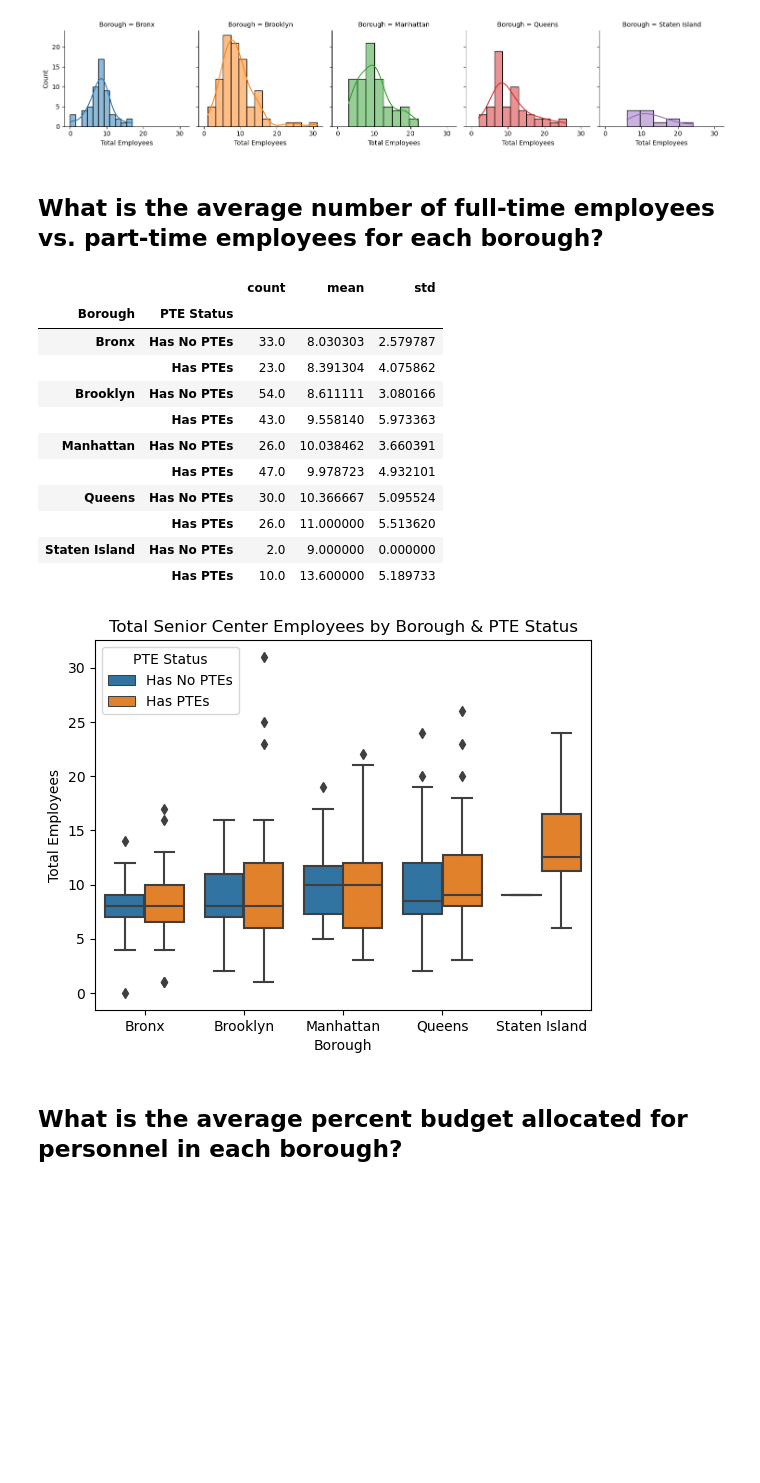
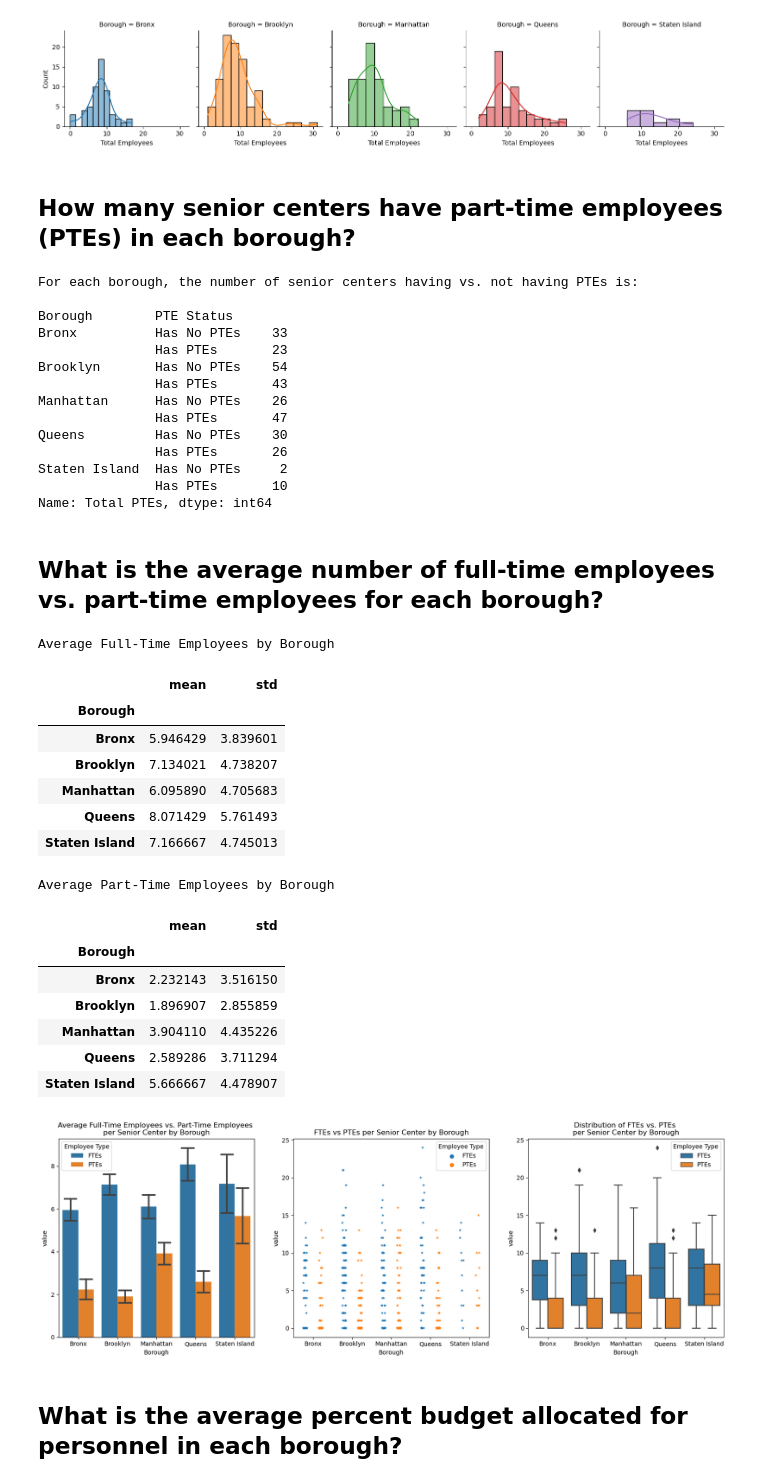
Before and after one commit to valeriemagalong/NYC-Aging, a Jupyter notebook: exploratory_data_analysis.ipynb, the cells around one changed output. Cells and saved outputs as stored; diff of their text form; code cells hidden in the pictures; blank space fills up the shorter version.

Commit message:
Create figure of three subplots comparing Total FTEs vs. PTEs per Senior Center by Borough

```diff
--- a/exploratory_data_analysis.ipynb
+++ b/exploratory_data_analysis.ipynb
@@ -156,28 +156,72 @@ boroughs_facetgrid.map(sns.histplot, 'Total Employees', kde = True)
 plt.show()
 # %% [output]
 [figure]
+# %% [markdown]
+## How many senior centers have part-time employees (PTEs) in each borough?
+# %%
+print(f"For each borough, the number of senior centers having vs. not having PTEs is: \n\n{scpd.groupby(['Borough', 'PTE Status'])['Total PTEs'].count()}")
+# %% [output]
+For each borough, the number of senior centers having vs. not having PTEs is:
+
+Borough        PTE Status
+Bronx          Has No PTEs    33
+               Has PTEs       23
+Brooklyn       Has No PTEs    54
+               Has PTEs       43
+Manhattan      Has No PTEs    26
+               Has PTEs       47
+Queens         Has No PTEs    30
+               Has PTEs       26
+Staten Island  Has No PTEs     2
+               Has PTEs       10
+Name: Total PTEs, dtype: int64
 # %% [markdown]
 ## What is the average number of full-time employees vs. part-time employees for each borough?
 # %%
-scpd.groupby(['Borough', 'PTE Status'])['Total Employees'].describe()[['count', 'mean', 'std']]
+print('Average Full-Time Employees by Borough')
+avg_ftes = scpd.groupby('Borough')['Total FTEs'].describe()[['mean', 'std']]
+avg_ftes
 # %% [output]
+Average Full-Time Employees by Borough
-|  |  | count | mean | std |
-| Borough | PTE Status |  |  |  |
-| Bronx | Has No PTEs | 33.0 | 8.030303 | 2.579787 |
-|  | Has PTEs | 23.0 | 8.391304 | 4.075862 |
-| Brooklyn | Has No PTEs | 54.0 | 8.611111 | 3.080166 |
-|  | Has PTEs | 43.0 | 9.558140 | 5.973363 |
-| Manhattan | Has No PTEs | 26.0 | 10.038462 | 3.660391 |
-|  | Has PTEs | 47.0 | 9.978723 | 4.932101 |
-| Queens | Has No PTEs | 30.0 | 10.366667 | 5.095524 |
-|  | Has PTEs | 26.0 | 11.000000 | 5.513620 |
-| Staten Island | Has No PTEs | 2.0 | 9.000000 | 0.000000 |
-|  | Has PTEs | 10.0 | 13.600000 | 5.189733 |
+|  | mean | std |
+| Borough |  |  |
+| Bronx | 5.946429 | 3.839601 |
+| Brooklyn | 7.134021 | 4.738207 |
+| Manhattan | 6.095890 | 4.705683 |
+| Queens | 8.071429 | 5.761493 |
+| Staten Island | 7.166667 | 4.745013 |
+# %%
+print('Average Part-Time Employees by Borough')
+avg_ptes = scpd.groupby('Borough')['Total PTEs'].describe()[['mean', 'std']]
+avg_ptes
+# %% [output]
+Average Part-Time Employees by Borough
+|  | mean | std |
+| Borough |  |  |
+| Bronx | 2.232143 | 3.516150 |
+| Brooklyn | 1.896907 | 2.855859 |
+| Manhattan | 3.904110 | 4.435226 |
+| Queens | 2.589286 | 3.711294 |
+| Staten Island | 5.666667 | 4.478907 |
 # %%
-sns.boxplot(scpd, x = 'Borough', y = 'Total Employees', hue = 'PTE Status').set(title = 'Total Senior Center Employees by Borough & PTE Status')
+# Declare melted_df dataframe that reshapes data so 'Total FTEs' and 'Total PTEs' are combined into a single 'value' column
+melted_df = scpd.melt(id_vars = 'Borough', value_vars = ['Total FTEs', 'Total PTEs'], var_name = 'Employee Type')
+melted_df['Employee Type'] = melted_df['Employee Type'].replace({'Total FTEs': 'FTEs', 'Total PTEs': 'PTEs'})
+
+# Create figure
+plt.figure(figsize=(20, 6))
+
+plt.subplot(1, 3, 1)
+sns.barplot(melted_df, x = 'Borough', y = 'value', hue = 'Employee Type', errorbar = 'se', capsize = 0.3).set(title = 'Average Full-Time Employees vs. Part-Time Employees \nper Senior Center by Borough')
+
+plt.subplot(1, 3, 2)
+sns.stripplot(melted_df, x = 'Borough', y = 'value', hue = 'Employee Type', marker = '*', jitter = True, dodge = True).set(title = 'FTEs vs PTEs per Senior Center by Borough')
+
+plt.subplot(1, 3, 3)
+sns.boxplot(melted_df, x = 'Borough', y = 'value', hue = 'Employee Type').set(title = 'Distribution of FTEs vs. PTEs \nper Senior Center by Borough')
 plt.show()
 # %% [output]
-[figure, old version]
+[figure, new version]
 # %% [markdown]
 ## What is the average percent budget allocated for personnel in each borough?
 # %%
```
Also changed, not shown: parts of 4 cells of this notebook.
